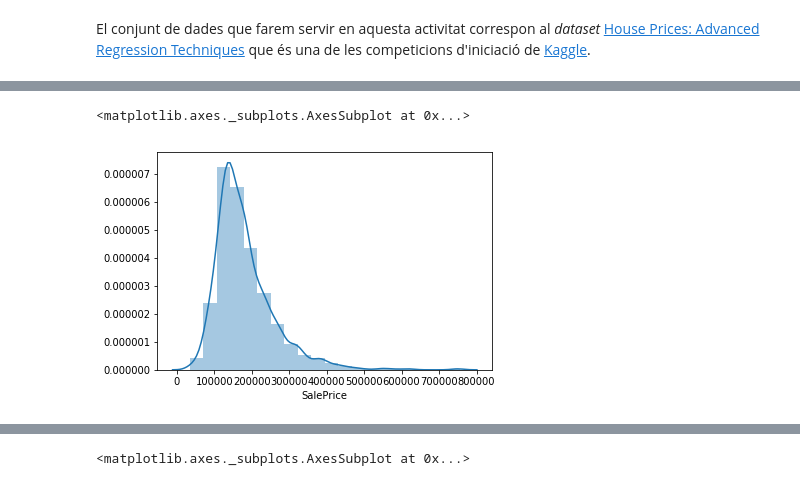
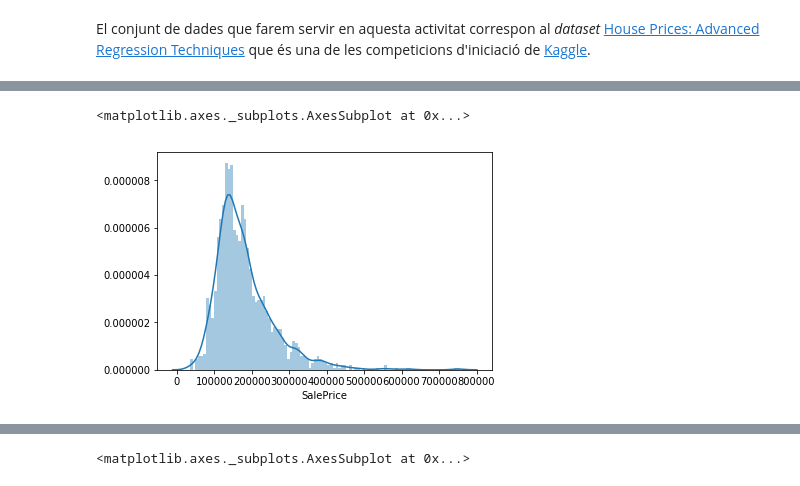
Before and after one commit to xdurana/uoc-dmlab, a Jupyter notebook: 6/visualitzacio-dades.ipynb, the cells around one changed output, grey strips where cells are left out. Cells and saved outputs as stored; diff of their text form; code cells hidden in the pictures.

```diff
--- a/6/visualitzacio-dades.ipynb
+++ b/6/visualitzacio-dades.ipynb
@@ -85,5 +92,5 @@ If you have several numerical variable, you can do several histograms and compar
 # %%
-sns.distplot(df_train["SalePrice"], bins=20)
+sns.distplot(df_train["SalePrice"], bins=100)
 # %% [output]
 <matplotlib.axes._subplots.AxesSubplot at 0x...>
-[figure, old version]
+[figure, new version]
```
Also changed, not shown: parts of 14 cells of this notebook.
